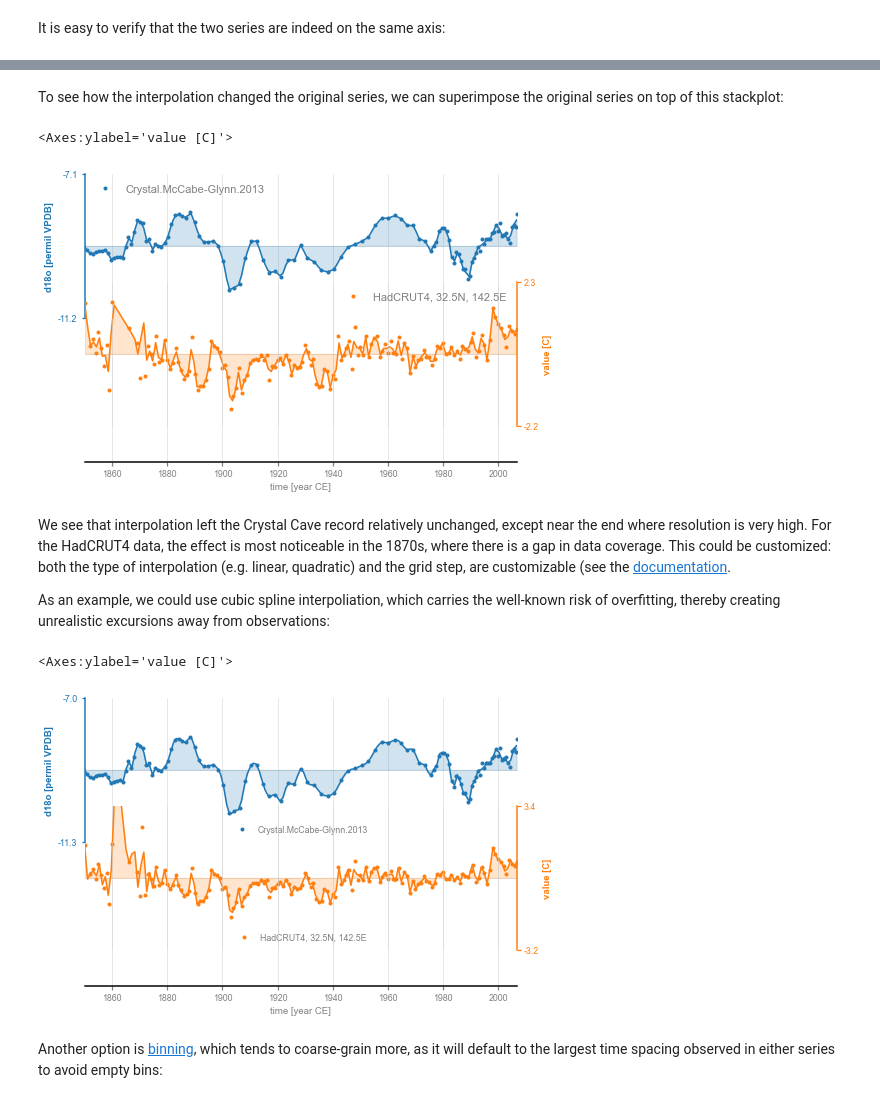
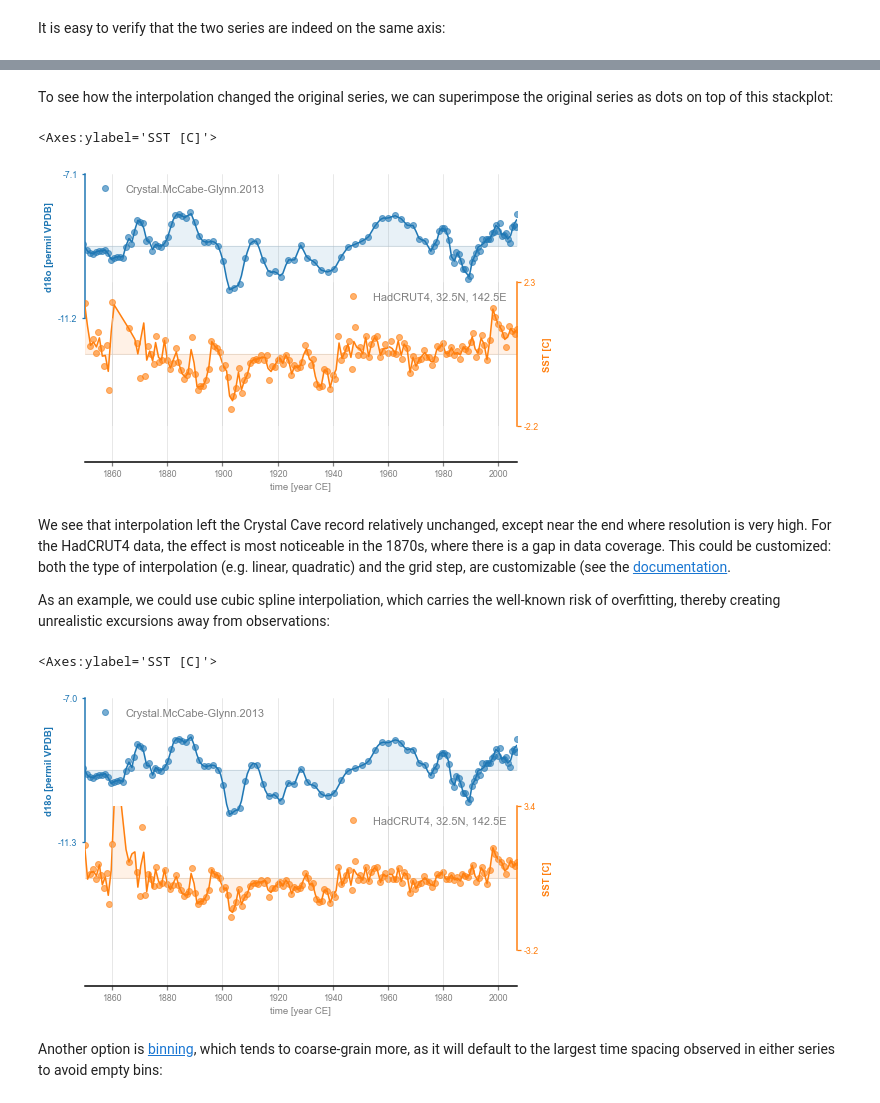
Before and after one commit to LinkedEarth/PyleoclimPaper, a Jupyter notebook: CrystalCorrelations/CrystalCorrelations.ipynb, the cells around one changed output, grey strips where cells are left out. Drawn from its saved outputs; the diff is of its cells as text; code cells hidden in the pictures.

```diff
--- a/CrystalCorrelations/CrystalCorrelations.ipynb
+++ b/CrystalCorrelations/CrystalCorrelations.ipynb
@@ -180,7 +179,7 @@ Notice the coverage gaps in the 1860s. This, and the fact that the Crystal Cave
 # %%
 stts = pyleo.Series(time=st_annual.coords['year'].values,
                     time_unit ='year CE',
-                    value=st_annual.values,
+                    value=st_annual.values, value_name='SST',
                     value_unit = 'C', label='HadCRUT4, 32.5N, 142.5E')
 # %% [markdown]
 Now we can compute correlations with the Crystal Cave record.
@@ -320,26 +319,26 @@ array([ True,  True,  True,  True,  True,  True,  True,  True,  True,
         True,  True,  True,  True,  True,  True,  True,  True,  True,
         True,  True,  True])
 # %% [markdown]
-To see how the interpolation changed the original series, we can superimpose the original series on top of this stackplot:
+To see how the interpolation changed the original series, we can superimpose the original series as dots on top of this stackplot:
 # %%
-fig, ax = msi.stackplot(labels=None)
-cc.plot(ax=ax[0],marker='.',linestyle='',xlabel='')
-stts.plot(ax=ax[1],marker='.',linestyle='',color='C1',xlabel='')
+fig, ax = msi.stackplot(labels=None, fill_between_alpha=0.1)
+cc.plot(ax=ax[0],marker='o',linestyle='',xlabel='',alpha=0.6)
+stts.plot(ax=ax[1],marker='o',linestyle='',color='C1',xlabel='', alpha=0.6)
 # %% [output]
-<Axes:ylabel='value [C]'>
+<Axes:ylabel='SST [C]'>
-[figure, old version]
+[figure, new version]
 # %% [markdown]
 We see that interpolation left the Crystal Cave record relatively unchanged, except near the end where resolution is very high. For the HadCRUT4 data, the effect is most noticeable in the 1870s, where there is a gap in data coverage. This could be customized: both the type of interpolation (e.g. linear, quadratic) and the grid step, are customizable (see the [documentation](https://pyleoclim-util.readthedocs.io/en/latest/utils/introduction.html#pyleoclim.utils.tsutils.interp).
 
 As an example, we could use cubic spline interpoliation, which carries the well-known risk of overfitting, thereby creating unrealistic excursions away from observations:
 # %%
 msi = ms.common_time(method='interp',interp_type = 'cubic')
-fig, ax = msi.stackplot(labels=None)
-cc.plot(ax=ax[0],marker='.',linestyle='',xlabel='')
-stts.plot(ax=ax[1],marker='.',linestyle='',color='C1',xlabel='')
+fig, ax = msi.stackplot(labels=None, fill_between_alpha=0.1)
+cc.plot(ax=ax[0],marker='o',linestyle='',xlabel='',alpha=0.6)
+stts.plot(ax=ax[1],marker='o',linestyle='',color='C1',xlabel='', alpha=0.6)
 # %% [output]
-<Axes:ylabel='value [C]'>
+<Axes:ylabel='SST [C]'>
-[figure, old version]
+[figure, new version]
 # %% [markdown]
 Another option is [binning](https://pyleoclim-util.readthedocs.io/en/latest/utils/introduction.html#pyleoclim.utils.tsutils.bin), which tends to coarse-grain more, as it will default to the largest time spacing observed in either series to avoid empty bins:
 # %%
```
Also changed, not shown: parts of 20 cells of this notebook.
